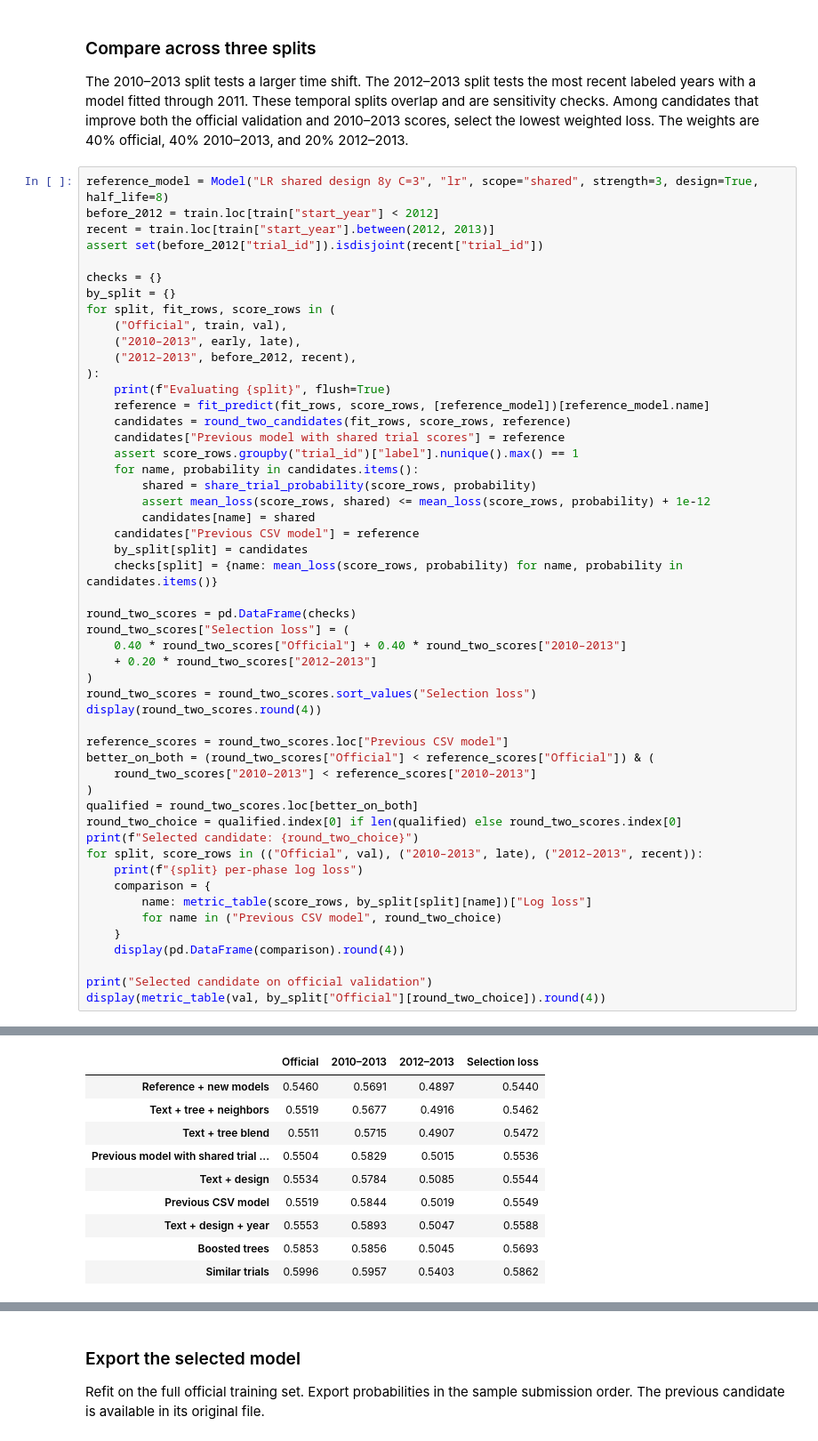
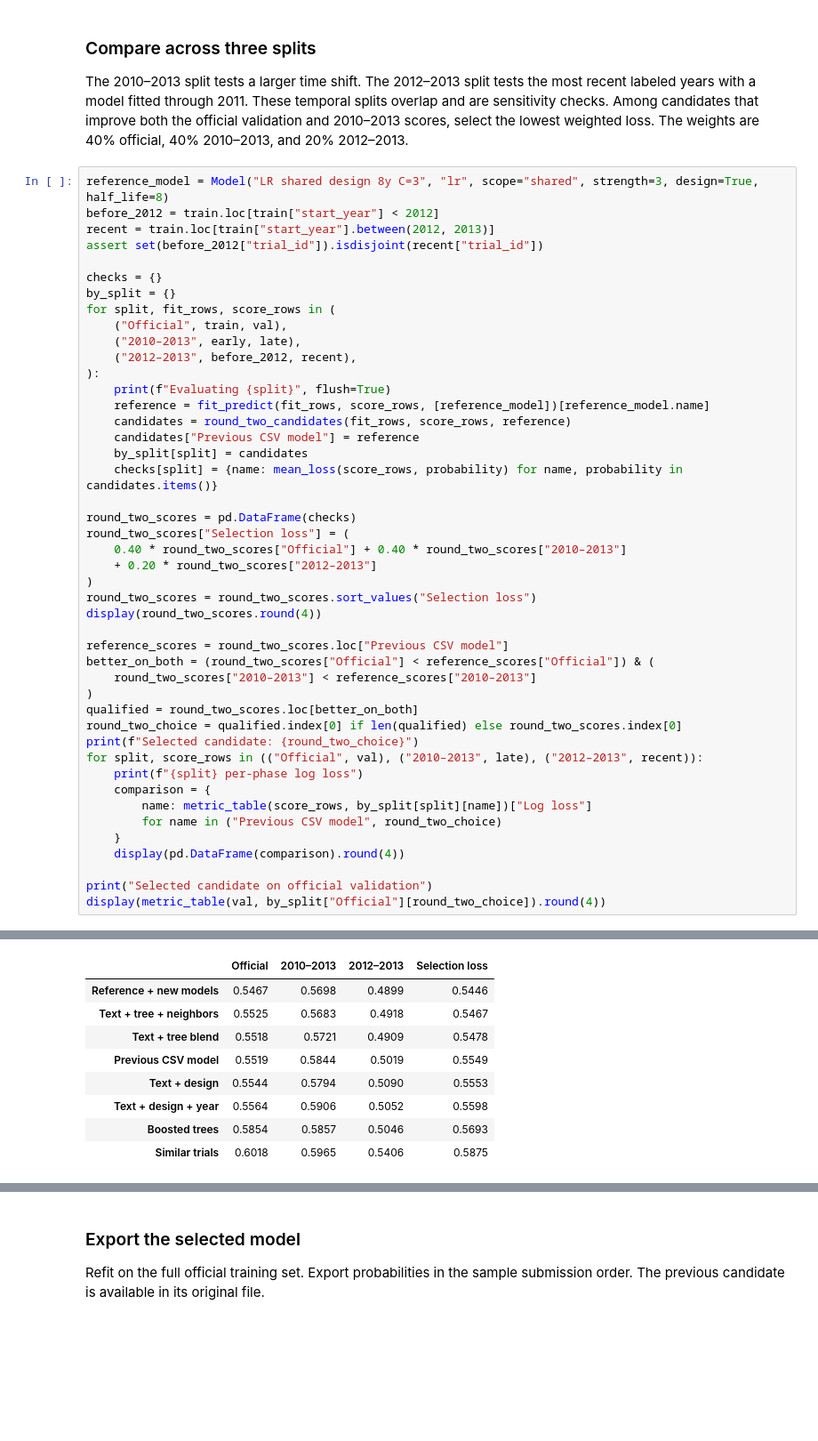
Before and after one commit to aakarsh-g7/CS5785-Midterm-Project, a Jupyter notebook: Part 2/part2_experiments.ipynb, the cells around one changed output, grey strips where cells are left out. Shown at 89% size. Cells and saved outputs as stored; diff of their text form; blank space fills up the shorter version.

```diff
--- a/Part 2/part2_experiments.ipynb
+++ b/Part 2/part2_experiments.ipynb
@@ -905,12 +899,6 @@ for split, fit_rows, score_rows in (
     print(f"Evaluating {split}", flush=True)
     reference = fit_predict(fit_rows, score_rows, [reference_model])[reference_model.name]
     candidates = round_two_candidates(fit_rows, score_rows, reference)
-    candidates["Previous model with shared trial scores"] = reference
-    assert score_rows.groupby("trial_id")["label"].nunique().max() == 1
-    for name, probability in candidates.items():
-        shared = share_trial_probability(score_rows, probability)
-        assert mean_loss(score_rows, shared) <= mean_loss(score_rows, probability) + 1e-12
-        candidates[name] = shared
     candidates["Previous CSV model"] = reference
     by_split[split] = candidates
     checks[split] = {name: mean_loss(score_rows, probability) for name, probability in candidates.items()}
@@ -952,10 +935,9 @@ Selected candidate on official validation
 |  | Official | 2010–2013 | 2012–2013 | Selection loss |
-| Reference + new models | 0.5460 | 0.5691 | 0.4897 | 0.5440 |
-| Text + tree + neighbors | 0.5519 | 0.5677 | 0.4916 | 0.5462 |
-| Text + tree blend | 0.5511 | 0.5715 | 0.4907 | 0.5472 |
-| Previous model with shared trial ... | 0.5504 | 0.5829 | 0.5015 | 0.5536 |
-| Text + design | 0.5534 | 0.5784 | 0.5085 | 0.5544 |
+| Reference + new models | 0.5467 | 0.5698 | 0.4899 | 0.5446 |
+| Text + tree + neighbors | 0.5525 | 0.5683 | 0.4918 | 0.5467 |
+| Text + tree blend | 0.5518 | 0.5721 | 0.4909 | 0.5478 |
 | Previous CSV model | 0.5519 | 0.5844 | 0.5019 | 0.5549 |
-| Text + design + year | 0.5553 | 0.5893 | 0.5047 | 0.5588 |
-| Boosted trees | 0.5853 | 0.5856 | 0.5045 | 0.5693 |
-| Similar trials | 0.5996 | 0.5957 | 0.5403 | 0.5862 |
+| Text + design | 0.5544 | 0.5794 | 0.5090 | 0.5553 |
+| Text + design + year | 0.5564 | 0.5906 | 0.5052 | 0.5598 |
+| Boosted trees | 0.5854 | 0.5857 | 0.5046 | 0.5693 |
+| Similar trials | 0.6018 | 0.5965 | 0.5406 | 0.5875 |
```
Also changed, not shown: parts of 9 cells of this notebook, 17 other files.
